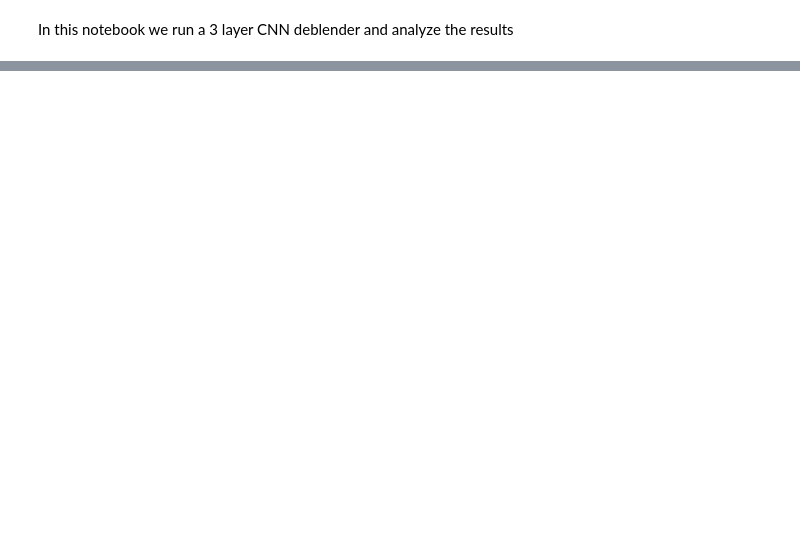
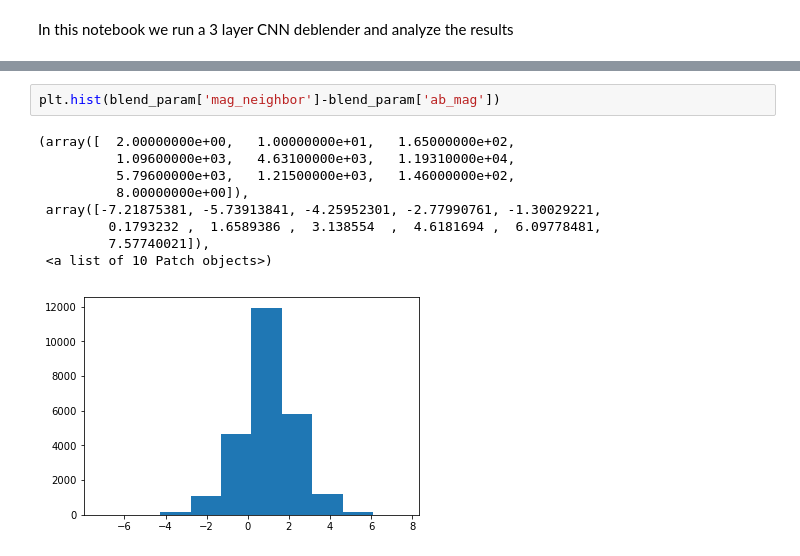
Before and after one commit to sowmyakth/NN_blend, a Jupyter notebook: notebooks/multilayer_cnn.ipynb, the cells around one changed output, grey strips where cells are left out. Drawn from its saved outputs; the diff is of its cells as text; blank space fills up the shorter version.

```diff
--- a/notebooks/multilayer_cnn.ipynb
+++ b/notebooks/multilayer_cnn.ipynb
@@ -162,0 +269,12 @@ plt.show()
+# %%
+plt.hist(blend_param['mag_neighbor']-blend_param['ab_mag'])
+# %% [output]
+(array([  2.00000000e+00,   1.00000000e+01,   1.65000000e+02,
+          1.09600000e+03,   4.63100000e+03,   1.19310000e+04,
+          5.79600000e+03,   1.21500000e+03,   1.46000000e+02,
+          8.00000000e+00]),
+ array([-7.21875381, -5.73913841, -4.25952301, -2.77990761, -1.30029221,
+         0.1793232 ,  1.6589386 ,  3.138554  ,  4.6181694 ,  6.09778481,
+         7.57740021]),
+ <a list of 10 Patch objects>)
+[figure, added]
```
Also changed, not shown: parts of 12 cells of this notebook, 4 other files.
